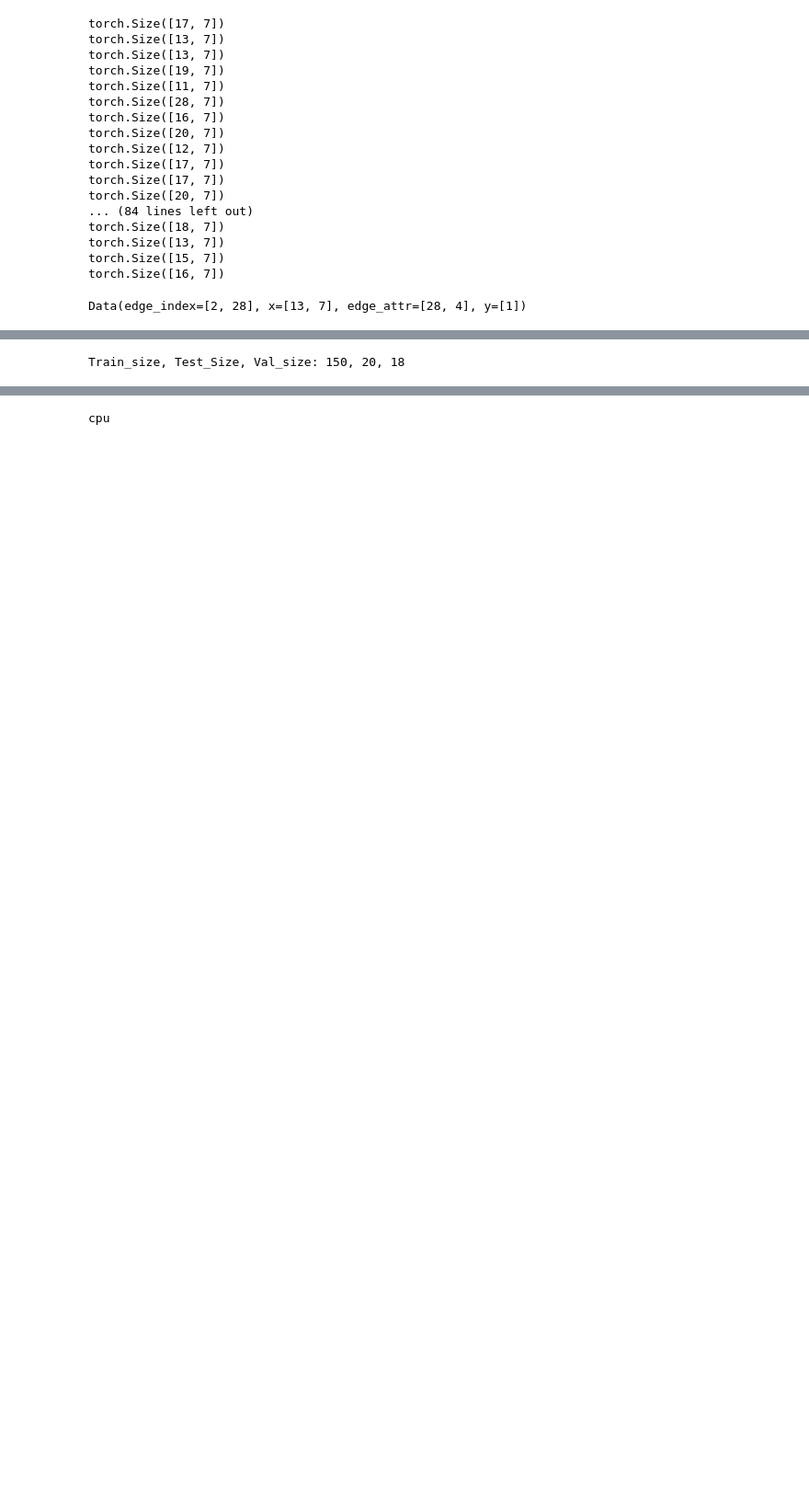
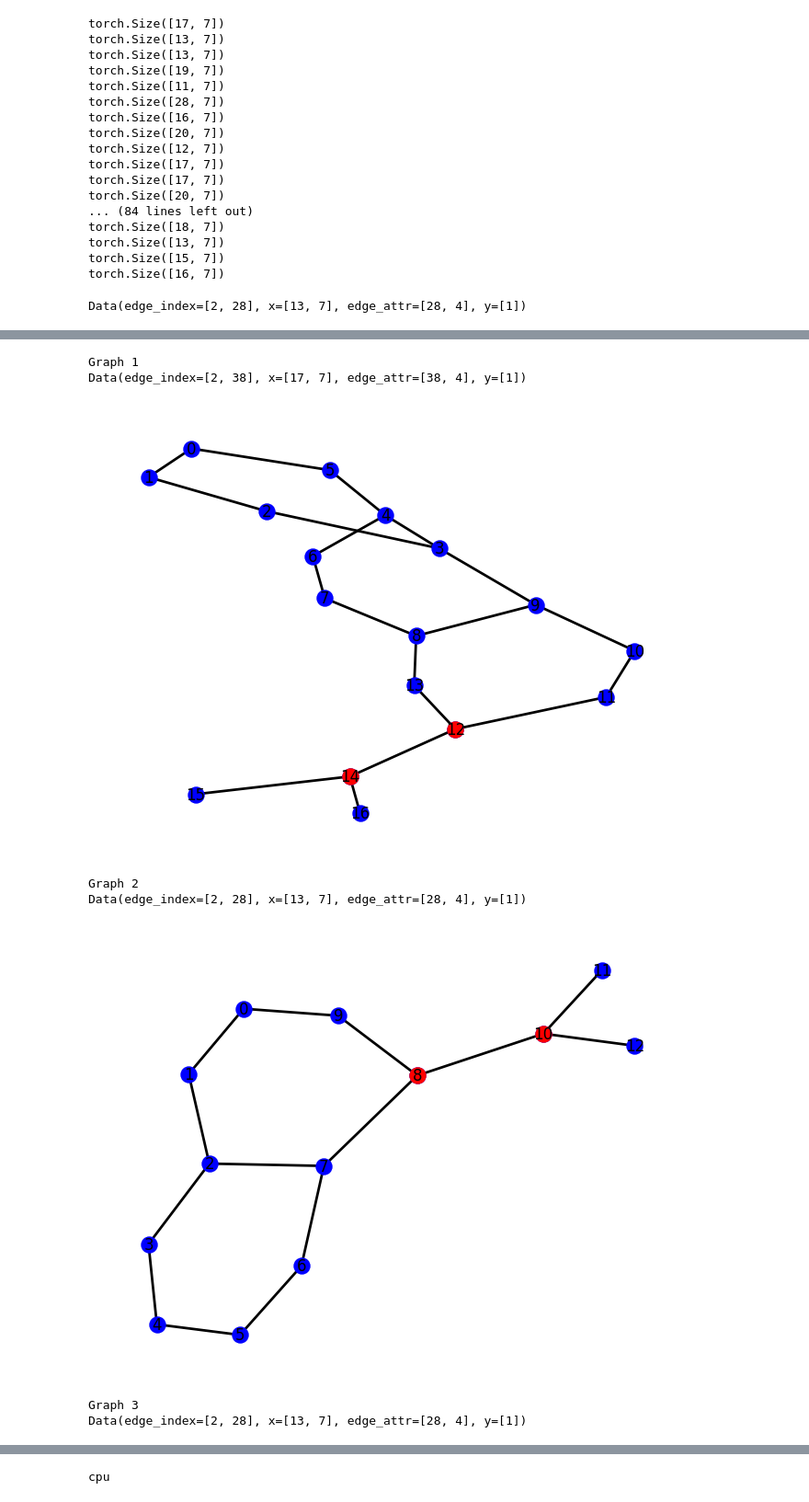
Before and after one commit to AmazingK2k3/Over_Squashing_GNNs, a Jupyter notebook: MUTAG_GraphSAGE.ipynb, the cells around one changed output, grey strips where cells are left out. Shown at 92% size. Saved outputs shown, nothing was run; the diff lists cells and outputs as text; code cells hidden in the pictures; blank space fills up the shorter version.

```diff
--- a/MUTAG_GraphSAGE.ipynb
+++ b/MUTAG_GraphSAGE.ipynb
@@ -160,13 +177,25 @@ Data(edge_index=[2, 62], x=[28, 7], edge_attr=[62, 4], y=[1])
 ... (8 outputs left out)
-# %%
-data = list(mutag)
-train_size = int(0.8 * len(data))
-val_size = int(0.1 * len(data))
-test_size = len(data) - train_size - val_size
-train_data = data[:train_size]
-val_data = data[train_size:train_size + val_size]
-test_data = data[train_size + val_size:]
-# %%
-print(f"Train_size, Test_Size, Val_size: {train_size}, {test_size}, {val_size}")
-# %% [output]
-Train_size, Test_Size, Val_size: 150, 20, 18
+# %%
+# Considering only Bridges where the neighbours of bridges nodes are connected to more nodes than bridges nodes
+for i in range(10):
+  data = mutag[i]
+  G = to_networkx(data,to_undirected = True)
+  pos = nx.spring_layout(G)
+  nx.draw(G, pos, node_color = 'blue', edge_color = 'black',
+          node_size = 150, width = 2, with_labels = True)
+  bridges = nx.bridges(G)
+  print(f"Graph {i+1}")
+  for bridge in bridges:
+    if len(list(G.neighbors(bridge[0]))) > 1 and len(list(G.neighbors(bridge[1]))) > 1:
+      nx.draw_networkx_nodes(G, pos, nodelist = bridge, node_color = 'red', node_size = 150)
+  print(data)
+  plt.show()
+# %% [output]
+Graph 1
+Data(edge_index=[2, 38], x=[17, 7], edge_attr=[38, 4], y=[1])
+[figure, added]
+Graph 2
+Data(edge_index=[2, 28], x=[13, 7], edge_attr=[28, 4], y=[1])
+[figure, added]
+Graph 3
+Data(edge_index=[2, 28], x=[13, 7], edge_attr=[28, 4], y=[1])
```
Also changed, not shown: parts of 32 cells of this notebook, 24 other files.
